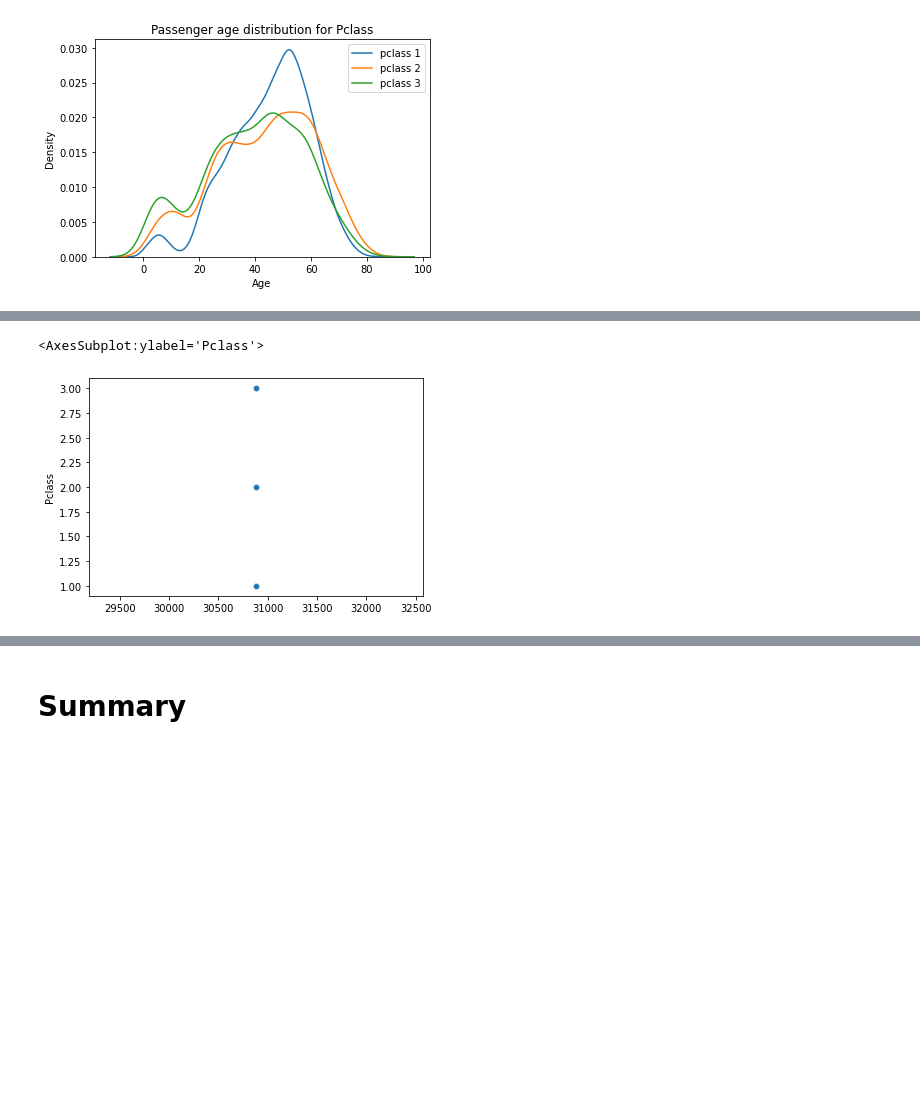
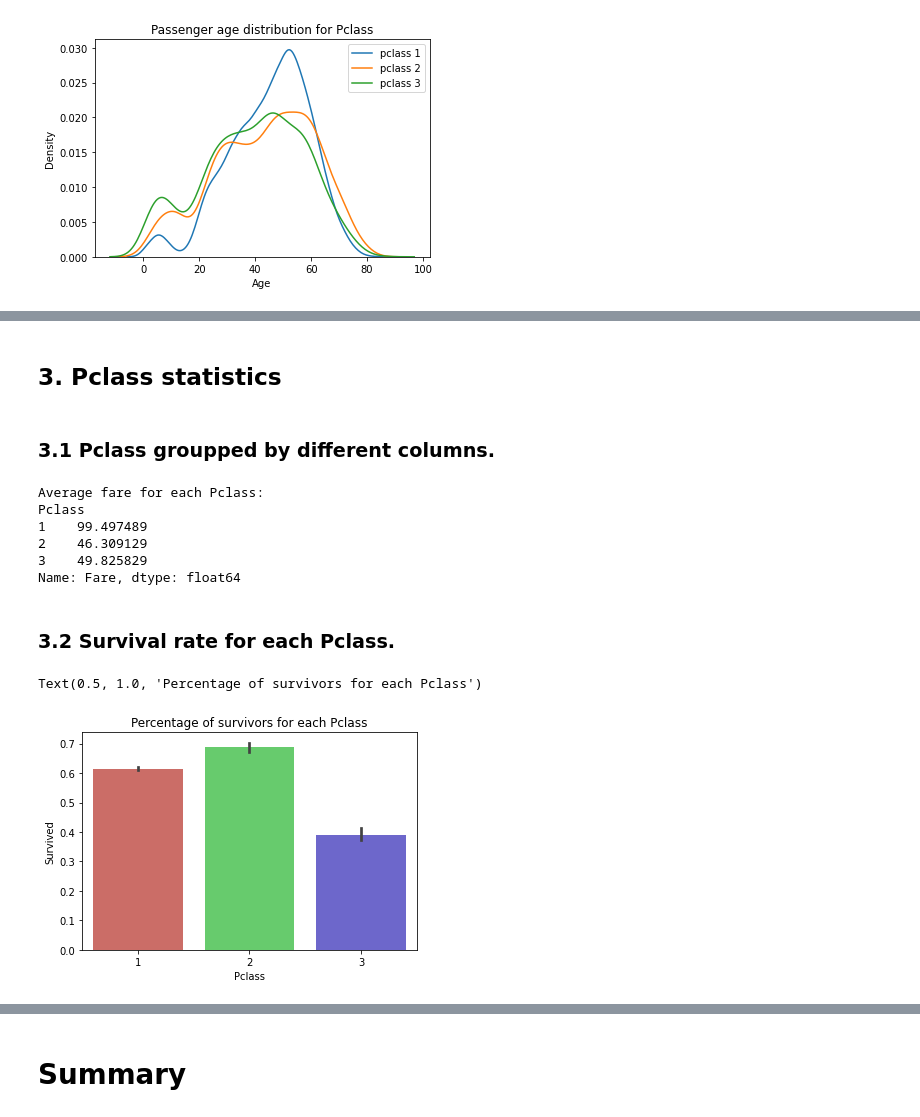
Before and after one commit to AleksandraVS/ML-COURSE-2022, a Jupyter notebook: eda.ipynb, the cells around one changed output, grey strips where cells are left out. Saved outputs shown, nothing was run; the diff lists cells and outputs as text; code cells hidden in the pictures; blank space fills up the shorter version.

```diff
--- a/eda.ipynb
+++ b/eda.ipynb
@@ -44,5 +60,7 @@ df = df.dropna() # стоит ли так делать?
 # %%
 df["Age"] = df.Age.astype(int)
+df["Fare"] = df.Fare.astype(int)
+df["Cabin"] = df["Cabin"].apply(lambda s: s[0])
 # %% [markdown]
 # Data exploration
 # %% [markdown]
@@ -119,5 +170,22 @@ Text(0.5, 1.0, 'Percentage of survivors for gender')
+# %% [markdown]
+## 3. Pclass statistics
+# %% [markdown]
+### 3.1  Pclass groupped by different columns.
+# %%
+print("Average fare for each Pclass:")
+print(df.groupby('Pclass')["Fare"].mean())
+# %% [output]
+Average fare for each Pclass:
+Pclass
+1    99.497489
+2    46.309129
+3    49.825829
+Name: Fare, dtype: float64
+# %% [markdown]
+### 3.2  Survival rate for each Pclass.
 # %%
-sns.scatterplot(x = df.Survived.count(), y = df.Pclass)
+sns.barplot(x = df.Pclass, y = df.Survived, palette = "hls")
+plt.title("Percentage of survivors for each Pclass")
 # %% [output]
-<AxesSubplot:ylabel='Pclass'>
+Text(0.5, 1.0, 'Percentage of survivors for each Pclass')
-[figure, old version]
+[figure, new version]
```
Also changed, not shown: parts of 32 cells of this notebook.
